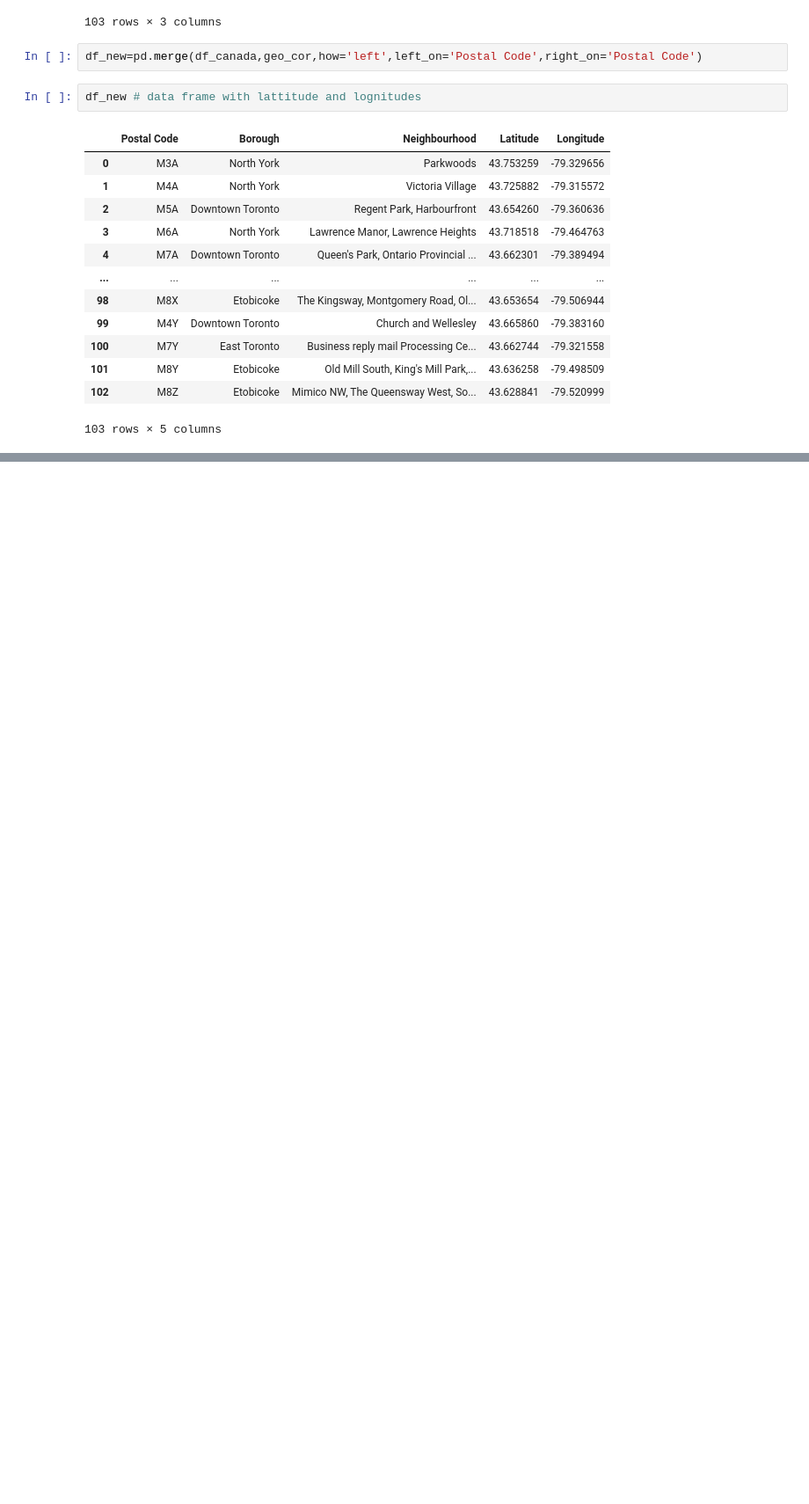
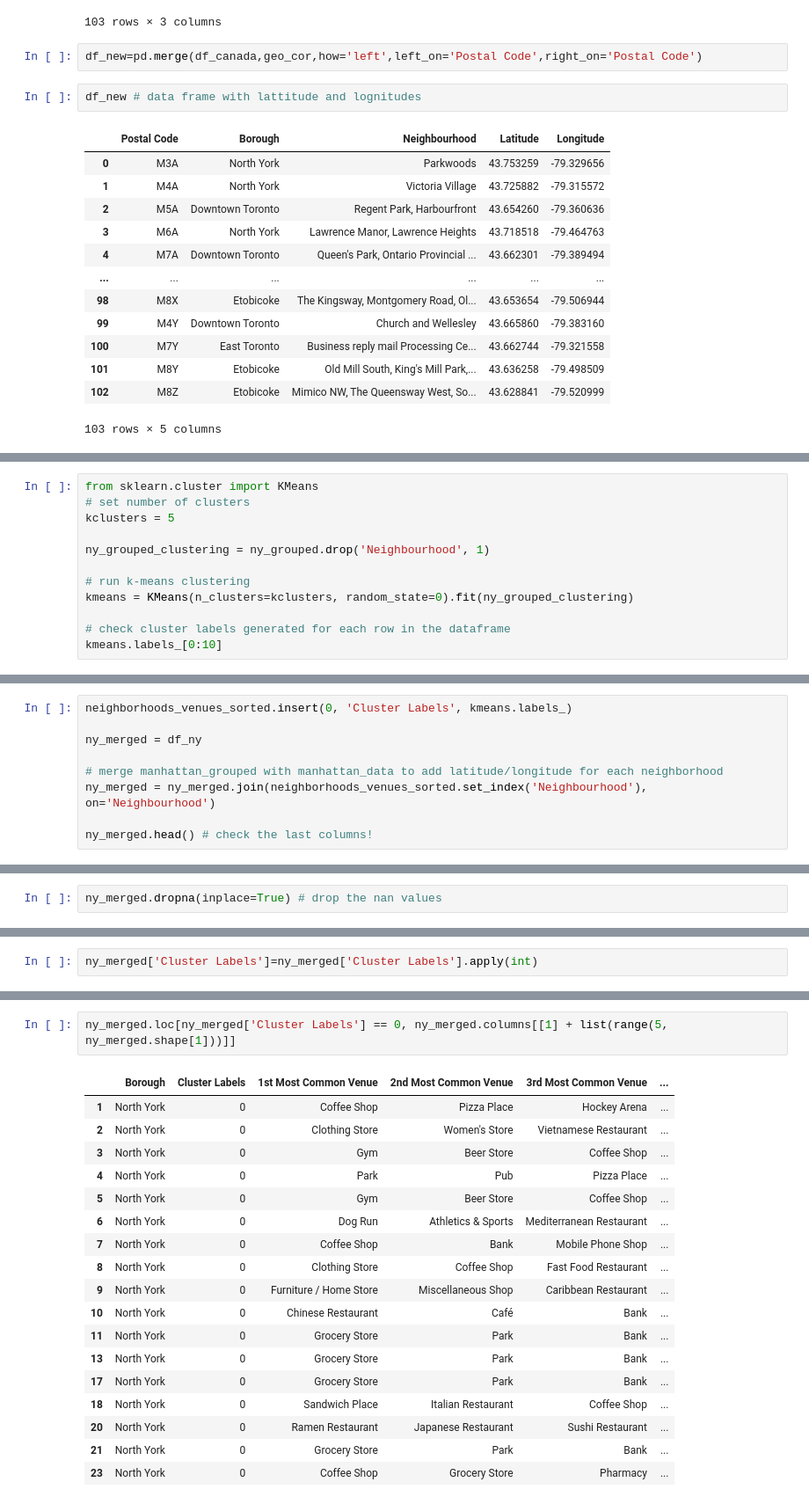
Before and after one commit to AbhyudayaP/Coursera_Capstone, a Jupyter notebook: Week_3.ipynb, the cells around one changed output, grey strips where cells are left out. Shown at 88% size. Saved outputs shown, nothing was run; the diff lists cells and outputs as text; blank space fills up the shorter version.

```diff
--- a/Week_3.ipynb
+++ b/Week_3.ipynb
@@ -209,0 +647,12 @@ df_new # data frame with lattitude and lognitudes
+# %%
+from sklearn.cluster import KMeans
+# set number of clusters
+kclusters = 5
+
+ny_grouped_clustering = ny_grouped.drop('Neighbourhood', 1)
+
+# run k-means clustering
+kmeans = KMeans(n_clusters=kclusters, random_state=0).fit(ny_grouped_clustering)
+
+# check cluster labels generated for each row in the dataframe
+kmeans.labels_[0:10]
@@ -209,0 +668,9 @@ df_new # data frame with lattitude and lognitudes
+# %%
+neighborhoods_venues_sorted.insert(0, 'Cluster Labels', kmeans.labels_)
+
+ny_merged = df_ny
+
+# merge manhattan_grouped with manhattan_data to add latitude/longitude for each neighborhood
+ny_merged = ny_merged.join(neighborhoods_venues_sorted.set_index('Neighbourhood'), on='Neighbourhood')
+
+ny_merged.head() # check the last columns!
@@ -209,0 +684,2 @@ df_new # data frame with lattitude and lognitudes
+# %%
+ny_merged.dropna(inplace=True) # drop the nan values
@@ -209,0 +690,2 @@ df_new # data frame with lattitude and lognitudes
+# %%
+ny_merged['Cluster Labels']=ny_merged['Cluster Labels'].apply(int)
@@ -211,0 +722,21 @@ df_new # data frame with lattitude and lognitudes
+# %%
+ny_merged.loc[ny_merged['Cluster Labels'] == 0, ny_merged.columns[[1] + list(range(5, ny_merged.shape[1]))]]
+# %% [output]
+|  | Borough | Cluster Labels | 1st Most Common Venue | 2nd Most Common Venue | 3rd Most Common Venue | ... |
+| 1 | North York | 0 | Coffee Shop | Pizza Place | Hockey Arena | ... |
+| 2 | North York | 0 | Clothing Store | Women's Store | Vietnamese Restaurant | ... |
+| 3 | North York | 0 | Gym | Beer Store | Coffee Shop | ... |
+| 4 | North York | 0 | Park | Pub | Pizza Place | ... |
+| 5 | North York | 0 | Gym | Beer Store | Coffee Shop | ... |
+| 6 | North York | 0 | Dog Run | Athletics & Sports | Mediterranean Restaurant | ... |
+| 7 | North York | 0 | Coffee Shop | Bank | Mobile Phone Shop | ... |
+| 8 | North York | 0 | Clothing Store | Coffee Shop | Fast Food Restaurant | ... |
+| 9 | North York | 0 | Furniture / Home Store | Miscellaneous Shop | Caribbean Restaurant | ... |
+| 10 | North York | 0 | Chinese Restaurant | Café | Bank | ... |
+| 11 | North York | 0 | Grocery Store | Park | Bank | ... |
+| 13 | North York | 0 | Grocery Store | Park | Bank | ... |
+| 17 | North York | 0 | Grocery Store | Park | Bank | ... |
+| 18 | North York | 0 | Sandwich Place | Italian Restaurant | Coffee Shop | ... |
+| 20 | North York | 0 | Ramen Restaurant | Japanese Restaurant | Sushi Restaurant | ... |
+| 21 | North York | 0 | Grocery Store | Park | Bank | ... |
+| 23 | North York | 0 | Coffee Shop | Grocery Store | Pharmacy | ... |
```
Also changed, not shown: parts of 63 cells of this notebook.
